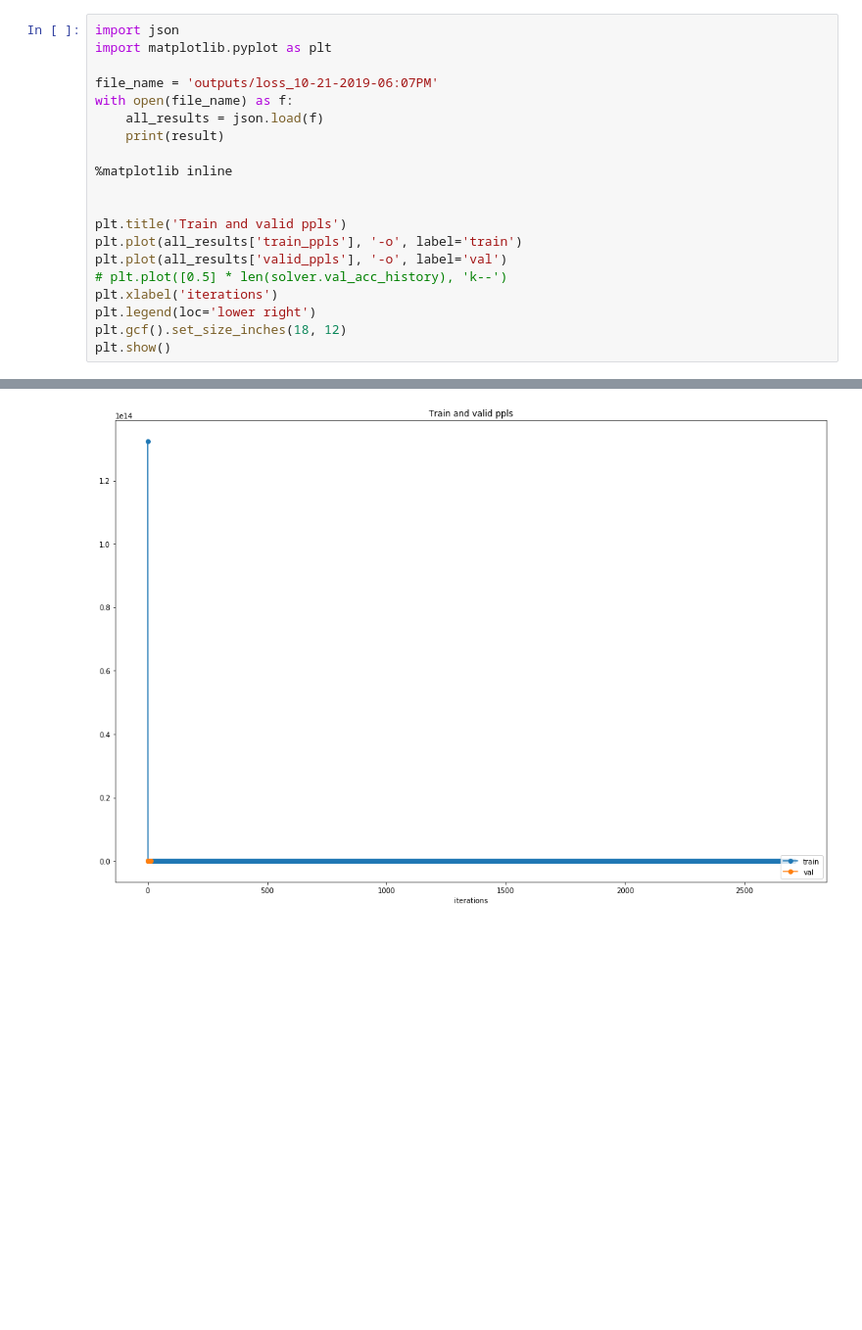
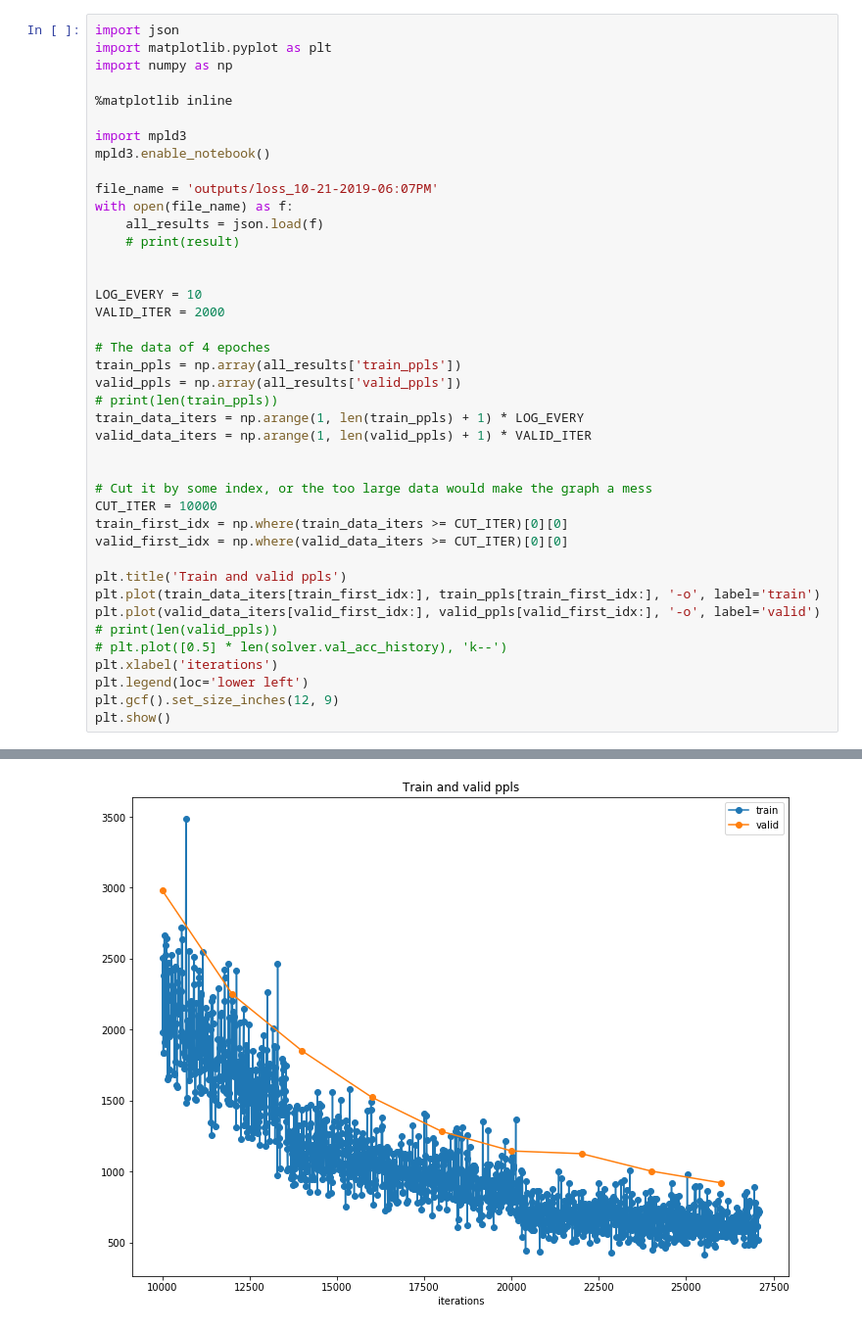
Before and after one commit to Aran00/CS224n2019A5, a Jupyter notebook: draw_loss_graph.ipynb, the cells around one changed output, grey strips where cells are left out. Shown at 98% size. Cells and saved outputs as stored; diff of their text form; blank space fills up the shorter version.

Commit message:
A usable loss graph

```diff
--- a/draw_loss_graph.ipynb
+++ b/draw_loss_graph.ipynb
@@ -6,21 +8,42 @@ np.log(1.22)
 # %%
 import json
 import matplotlib.pyplot as plt
+import numpy as np
+
+%matplotlib inline
+
+import mpld3
+mpld3.enable_notebook()
 
 file_name = 'outputs/loss_10-21-2019-06:07PM'
 with open(file_name) as f:
     all_results = json.load(f)
-    print(result)
-
-%matplotlib inline
+    # print(result)
 
 
+LOG_EVERY = 10
+VALID_ITER = 2000
+
+# The data of 4 epoches
+train_ppls = np.array(all_results['train_ppls'])
+valid_ppls = np.array(all_results['valid_ppls'])
+# print(len(train_ppls))
+train_data_iters = np.arange(1, len(train_ppls) + 1) * LOG_EVERY
+valid_data_iters = np.arange(1, len(valid_ppls) + 1) * VALID_ITER
+
+
+# Cut it by some index, or the too large data would make the graph a mess
+CUT_ITER = 10000
+train_first_idx = np.where(train_data_iters >= CUT_ITER)[0][0]
+valid_first_idx = np.where(valid_data_iters >= CUT_ITER)[0][0]
+
 plt.title('Train and valid ppls')
-plt.plot(all_results['train_ppls'], '-o', label='train')
-plt.plot(all_results['valid_ppls'], '-o', label='val')
+plt.plot(train_data_iters[train_first_idx:], train_ppls[train_first_idx:], '-o', label='train')
+plt.plot(valid_data_iters[valid_first_idx:], valid_ppls[valid_first_idx:], '-o', label='valid')
+# print(len(valid_ppls))
 # plt.plot([0.5] * len(solver.val_acc_history), 'k--')
 plt.xlabel('iterations')
-plt.legend(loc='lower right')
-plt.gcf().set_size_inches(18, 12)
+plt.legend(loc='lower left')
+plt.gcf().set_size_inches(12, 9)
 plt.show()
 # %% [output]
@@ -28 +50 @@ plt.show()
-[figure, old version]
+[figure, new version]
```
Also changed, not shown: parts of 3 cells of this notebook.
